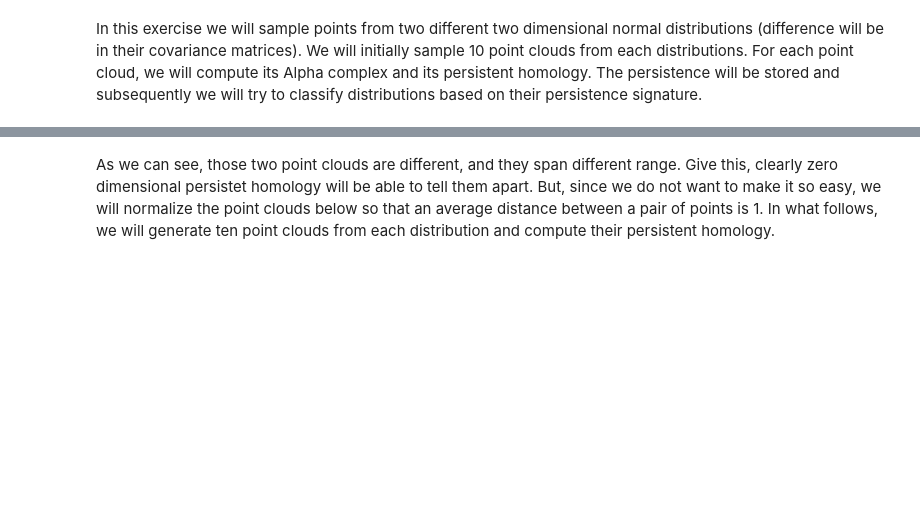
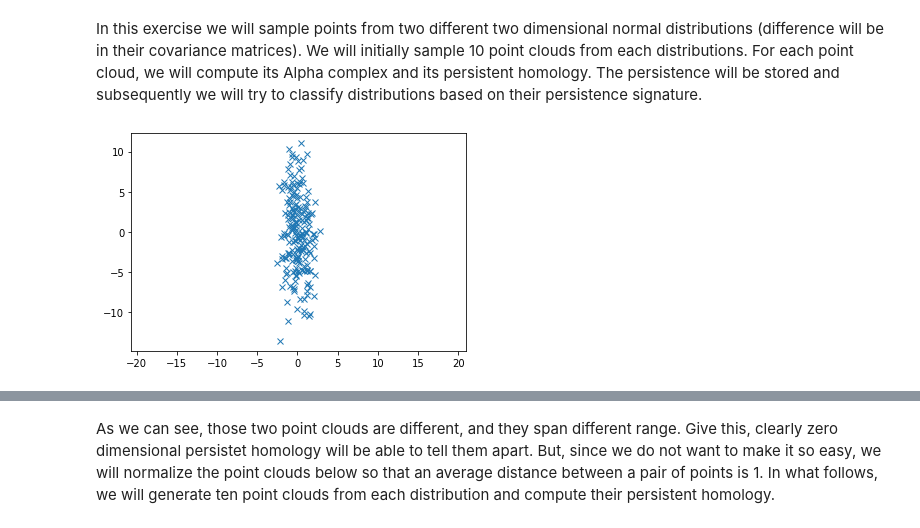
Before and after one commit to srudkin12/dioscuri-tda, a Jupyter notebook: documents/paris_2021_data_science_school/code/persistence/classification_of_distributions.ipynb, the cells around one changed output, grey strips where cells are left out. Drawn from its saved outputs; the diff is of its cells as text; code cells hidden in the pictures; blank space fills up the shorter version.

```diff
--- a/documents/paris_2021_data_science_school/code/persistence/classification_of_distributions.ipynb
+++ b/documents/paris_2021_data_science_school/code/persistence/classification_of_distributions.ipynb
@@ -10,14 +10,16 @@ from scipy.stats import multivariate_normal
 # %%
 #Here is the first distribution that we will consider
 mean_1 = [0, 0]
-cov_1 = [[1, 0], [0, 2]]
-number_of_points = 500
+cov_1 = [[1, 0], [0, 20]]
+number_of_points = 200
 x, y = np.random.multivariate_normal(mean_1, cov_1, number_of_points).T
 
 #plot it:
 plt.plot(x.T, y.T, 'x')
 plt.axis('equal')
 plt.show()
+# %% [output]
+[figure, added]
 # %%
 #Here is the second distribution that we will consider
 mean_2 = [10, 20]
```
Also changed, not shown: parts of 1 cell of this notebook, 6 other files.
